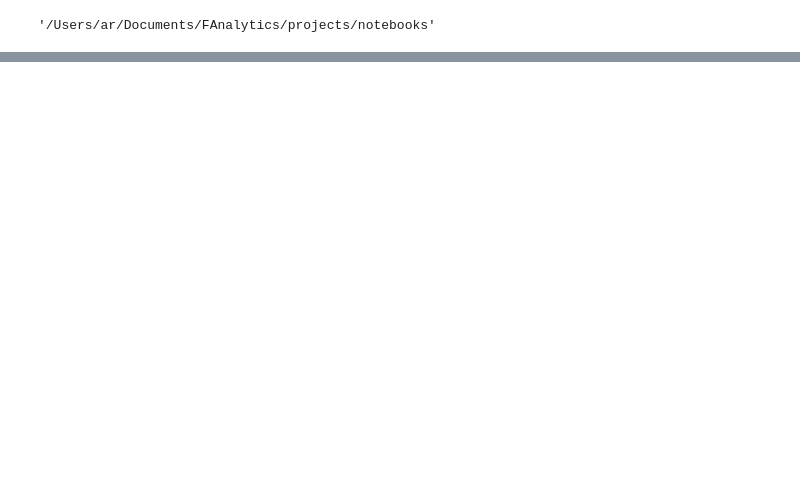
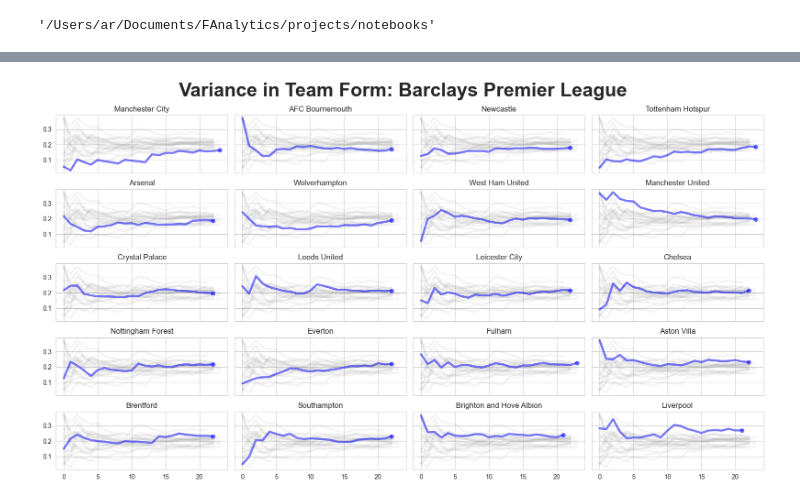
Before and after one commit to raoaaditya710/FootballAnalytics, a Jupyter notebook: notebooks/score-prediction-evaluation.ipynb, the cells around one changed output, grey strips where cells are left out. Drawn from its saved outputs; the diff is of its cells as text; code cells hidden in the pictures; blank space fills up the shorter version.

```diff
--- a/notebooks/score-prediction-evaluation.ipynb
+++ b/notebooks/score-prediction-evaluation.ipynb
@@ -205,3 +183,6 @@ import matplotlib.gridspec as gridspec
 import matplotlib.patheffects as path_effects
 from matplotlib import rcParams
 #from highlight_text import ax_text, fig_text
+# %%
+for team in viz_df["team"].unique():
+    print(team)
@@ -207,0 +235,10 @@ from matplotlib import rcParams
+# %%
+team_counter = 0
+for row in range(axs.shape[0]):
+    for col in range(axs.shape[1]):
+
+        plot_team_df = order_teams.iloc[team_counter]
+        team_name = plot_team_df["team"]
+        print(f"Row: {row}, Col: {col}, Team: {team_name}")
+
+        team_counter += 1
@@ -208 +266,29 @@ from matplotlib import rcParams
+# %%
+fig, axs = plt.subplots(5, 4, figsize = (16,9) ,sharex=True, sharey=True)
+
+team_counter = 0
+for row in range(axs.shape[0]):
+    for col in range(axs.shape[1]):
+
+        for team in viz_df["team"].unique():
+            team_df = viz_df[viz_df["team"] == team].reset_index(drop = True)
+            axs[row,col].plot(team_df.index, team_df["mean_rps"], color = "gray", alpha = 0.08,
+            lw = 3.25, zorder = 2)
+
+        plot_team_df = order_teams.iloc[team_counter]
+        team_name = plot_team_df["team"]
+
+        df_new = viz_df[viz_df["team"] == team_name].reset_index(drop = True)
+
+        axs[row,col].plot(df_new.index, df_new["mean_rps"], color = "blue", alpha = 0.5,
+            lw = 3.25, zorder = 2, marker = "o", markevery = [-1], )
+
+        axs[row,col].set_title(team_name)
+
+        team_counter += 1
+
+fig.suptitle(f"Variance in Team Form: {league_name}", size = 30, fontweight = "bold")
+fig.tight_layout()
+# %% [output]
+[figure, added]
 # %%
```
Also changed, not shown: parts of 23 cells of this notebook.
